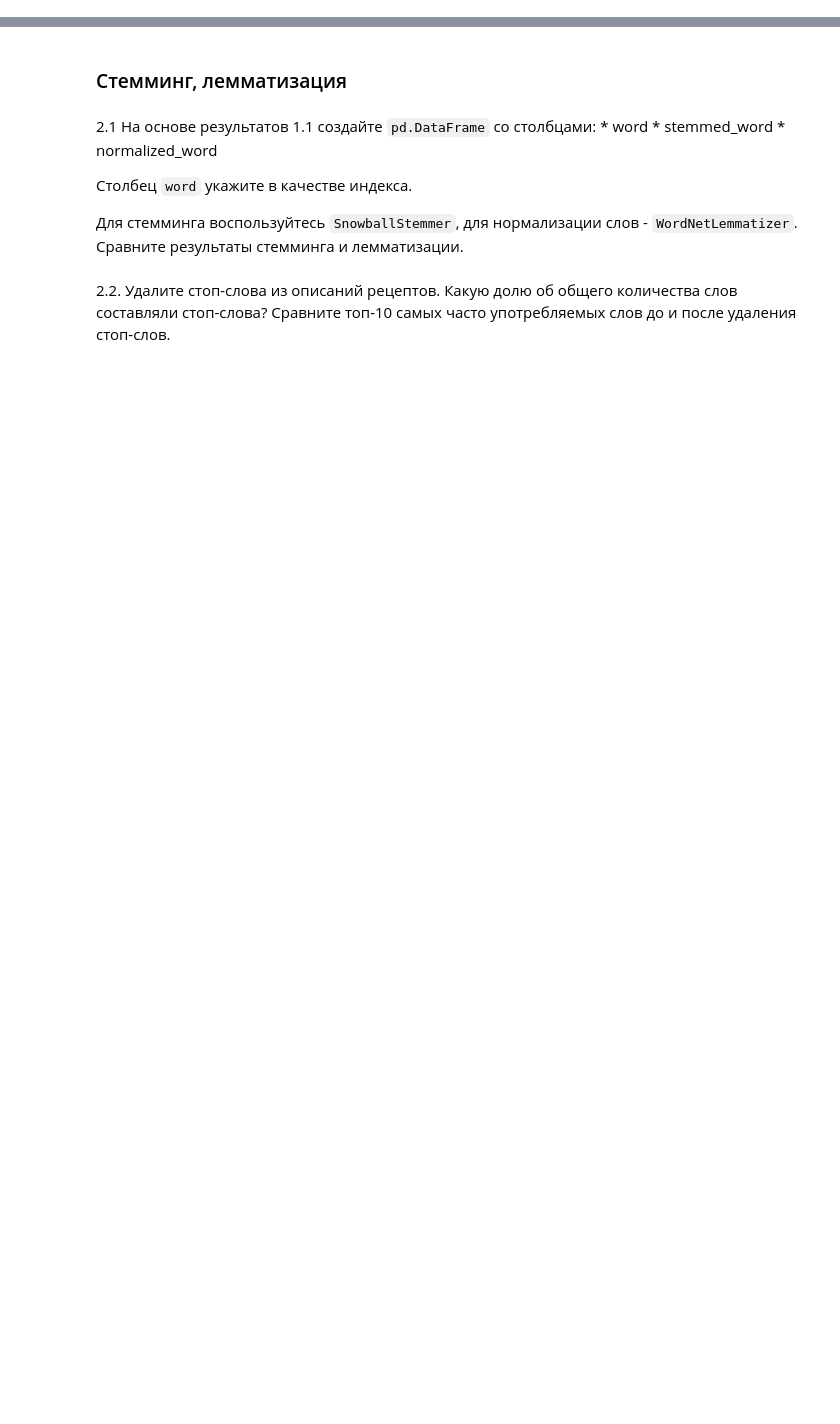
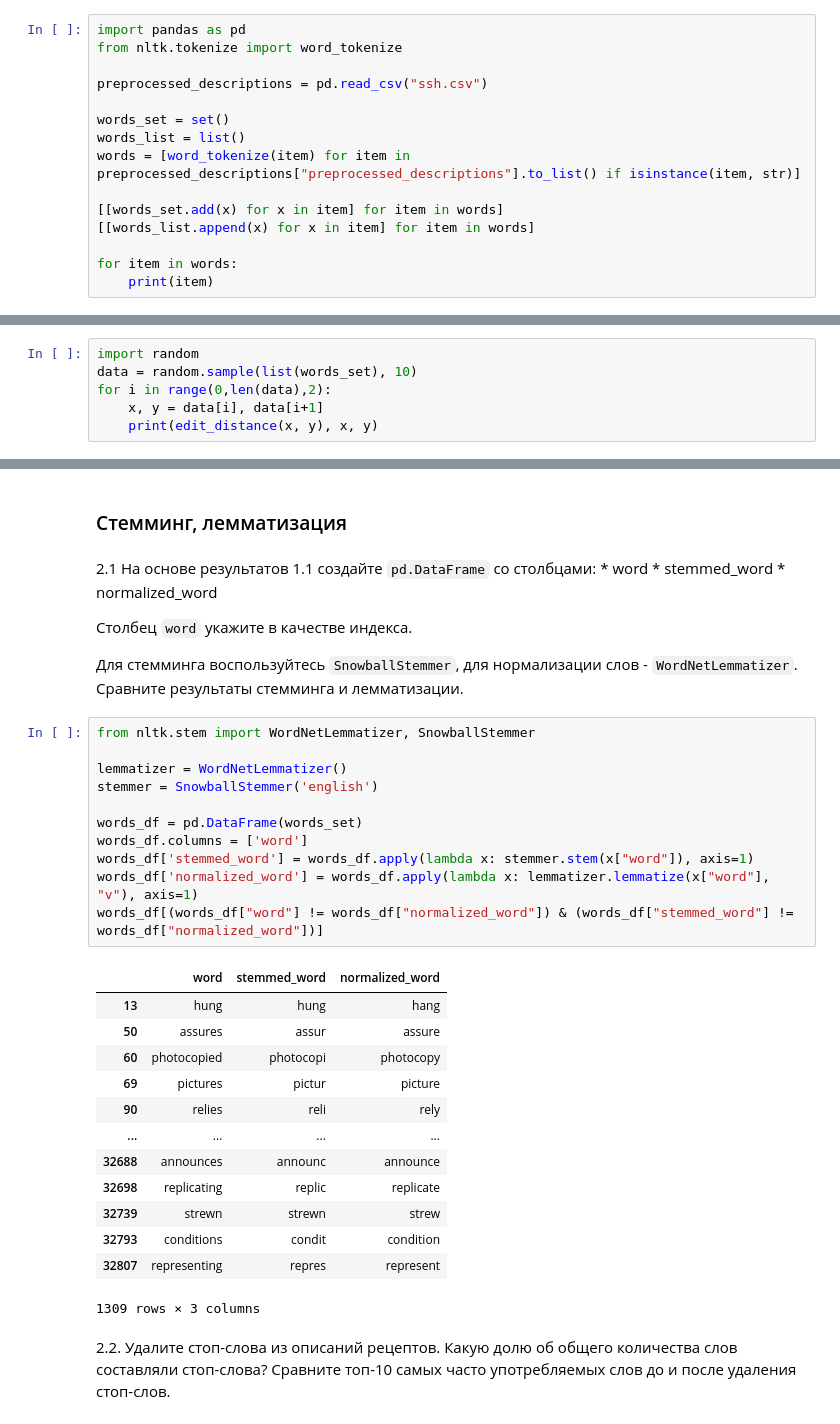
Before and after one commit to MirQsan/LaboratoryWork, a Jupyter notebook: Лабораторная №7/09_string_2_Исмаилов_Мир.ipynb, the cells around one changed output, grey strips where cells are left out. Cells and saved outputs as stored; diff of their text form; blank space fills up the shorter version.

```diff
--- a/Лабораторная №7/09_string_2_Исмаилов_Мир.ipynb
+++ b/Лабораторная №7/09_string_2_Исмаилов_Мир.ipynb
@@ -85,3 +141,18 @@ AttributeError: module 'inspect' has no attribute 'getargspec'
 ### Расстояние редактирования
 # %% [markdown]
 1.1 Загрузите предобработанные описания рецептов из файла `preprocessed_descriptions.csv`. Получите набор уникальных слов `words`, содержащихся в текстах описаний рецептов (воспользуйтесь `word_tokenize` из `nltk`).
+# %%
+import pandas as pd
+from nltk.tokenize import word_tokenize
+
+preprocessed_descriptions = pd.read_csv("ssh.csv")
+
+words_set = set()
+words_list = list()
+words = [word_tokenize(item) for item in preprocessed_descriptions["preprocessed_descriptions"].to_list() if isinstance(item, str)]
+
+[[words_set.add(x) for x in item] for item in words]
+[[words_list.append(x) for x in item] for item in words]
+
+for item in words:
+    print(item)
@@ -88,2 +182,8 @@ AttributeError: module 'inspect' has no attribute 'getargspec'
 # %% [markdown]
 1.2 Сгенерируйте 5 пар случайно выбранных слов и посчитайте между ними расстояние редактирования.
+# %%
+import random
+data = random.sample(list(words_set), 10)
+for i in range(0,len(data),2):
+    x, y = data[i], data[i+1]
+    print(edit_distance(x, y), x, y)
@@ -100,5 +226,30 @@ AttributeError: module 'inspect' has no attribute 'getargspec'
 Столбец `word` укажите в качестве индекса.
 
 Для стемминга воспользуйтесь `SnowballStemmer`, для нормализации слов - `WordNetLemmatizer`. Сравните результаты стемминга и лемматизации.
+# %%
+from nltk.stem import WordNetLemmatizer, SnowballStemmer
+
+lemmatizer = WordNetLemmatizer()
+stemmer = SnowballStemmer('english')
+
+words_df = pd.DataFrame(words_set)
+words_df.columns = ['word']
+words_df['stemmed_word'] = words_df.apply(lambda x: stemmer.stem(x["word"]), axis=1)
+words_df['normalized_word'] = words_df.apply(lambda x: lemmatizer.lemmatize(x["word"], "v"), axis=1)
+words_df[(words_df["word"] != words_df["normalized_word"]) & (words_df["stemmed_word"] != words_df["normalized_word"])]
+# %% [output]
+|  | word | stemmed_word | normalized_word |
+| 13 | hung | hung | hang |
+| 50 | assures | assur | assure |
+| 60 | photocopied | photocopi | photocopy |
+| 69 | pictures | pictur | picture |
+| 90 | relies | reli | rely |
+| ... | ... | ... | ... |
+| 32688 | announces | announc | announce |
+| 32698 | replicating | replic | replicate |
+| 32739 | strewn | strewn | strew |
+| 32793 | conditions | condit | condition |
+| 32807 | representing | repres | represent |
+1309 rows × 3 columns
 # %% [markdown]
 2.2. Удалите стоп-слова из описаний рецептов. Какую долю об общего количества слов составляли стоп-слова? Сравните топ-10 самых часто употребляемых слов до и после удаления стоп-слов.
```
Also changed, not shown: parts of 29 cells of this notebook, 3 other files.
